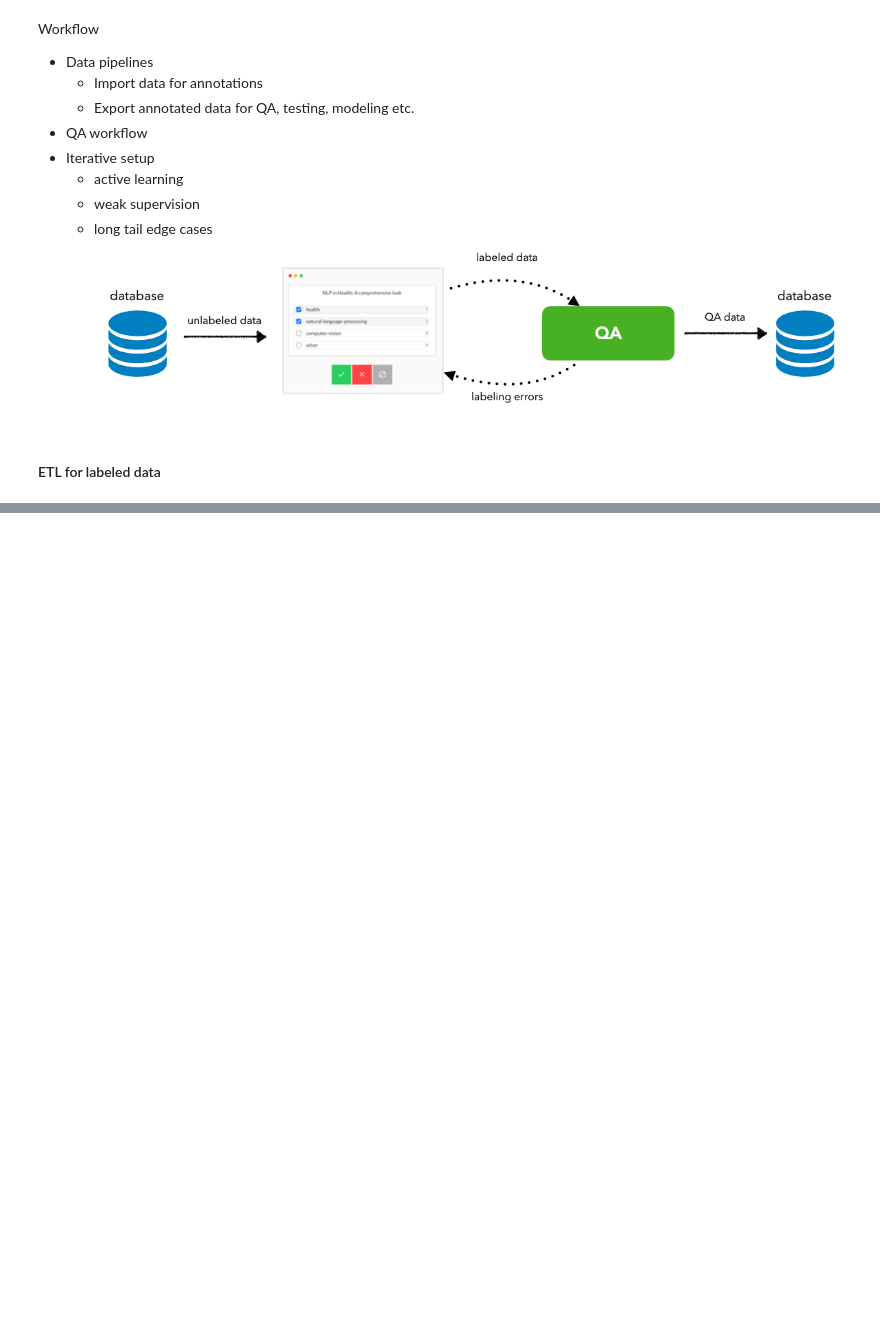
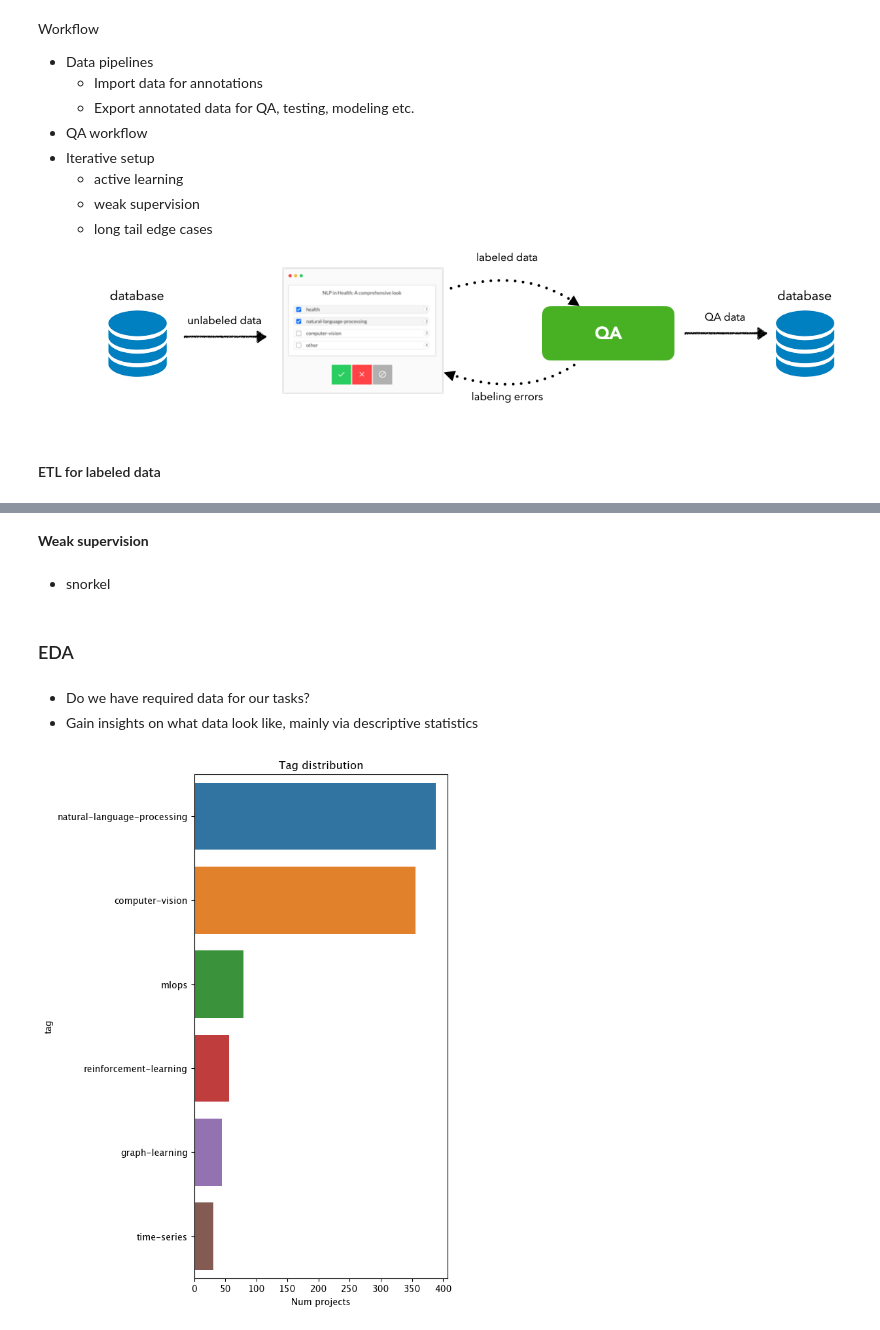
Before and after one commit to arthurlemon/courses, a Jupyter notebook: mlops-course/notebooks/tagifai.ipynb, the cells around one changed output, grey strips where cells are left out. Saved outputs shown, nothing was run; the diff lists cells and outputs as text; code cells hidden in the pictures; blank space fills up the shorter version.

Commit message:
Design + Data chapters for MLOps course

```diff
--- a/mlops-course/notebooks/tagifai.ipynb
+++ b/mlops-course/notebooks/tagifai.ipynb
@@ -70,0 +115,9 @@ import pandas as pd
+# %% [markdown]
+**Weak supervision**
+# %% [markdown]
+- snorkel
+# %% [markdown]
+### EDA
+# %% [markdown]
+- Do we have required data for our tasks?
+- Gain insights on what data look like, mainly via descriptive statistics
@@ -70,0 +131,10 @@ import pandas as pd
+# %%
+df = pd.read_csv("data/labeled_projects.csv")
+# %%
+plt.figure(figsize=(5,10))
+plt.title("Tag distribution")
+ax = sns.countplot(data=df, y="tag",
+              order = df.tag.value_counts().index)
+plt.xlabel("Num projects");
+# %% [output]
+[figure, added]
```
Also changed, not shown: parts of 28 cells of this notebook, 3 other files.
